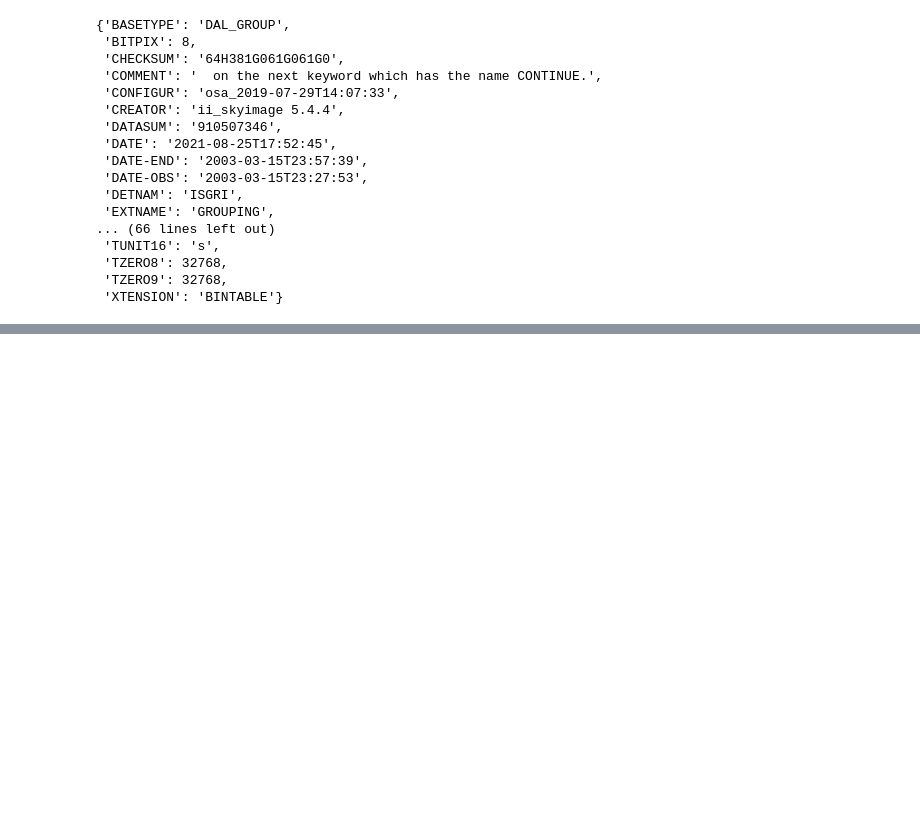
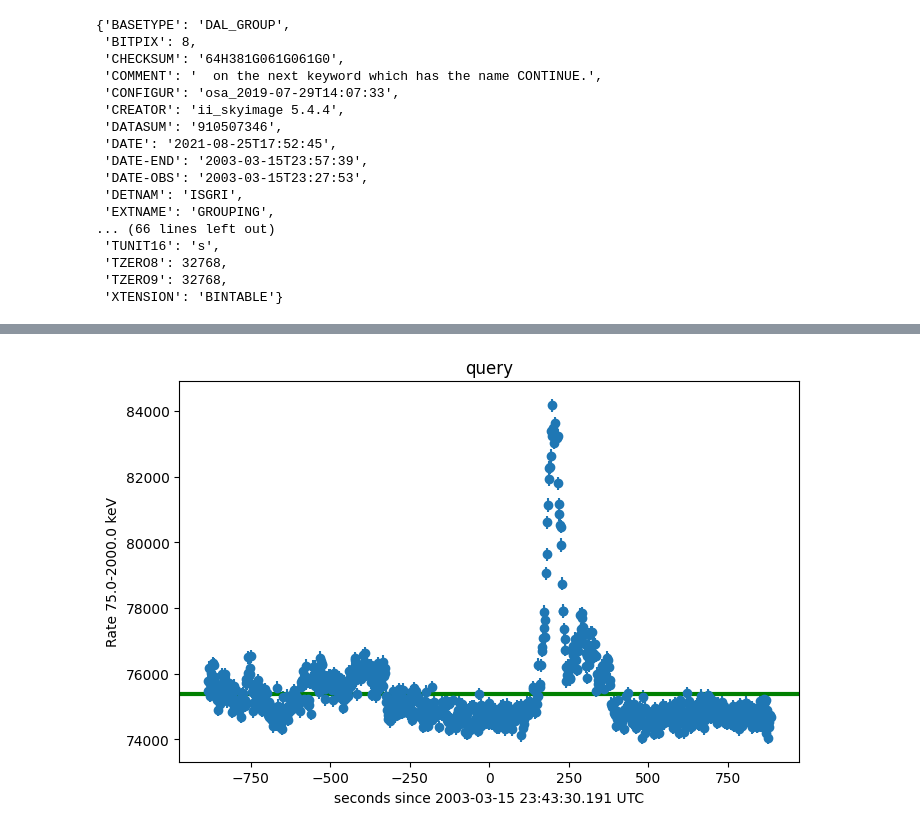
Before and after one commit to kbarbey/SpaceTechProject, a Jupyter notebook: Examples.ipynb, the cells around one changed output, grey strips where cells are left out. Saved outputs shown, nothing was run; the diff lists cells and outputs as text; code cells hidden in the pictures; blank space fills up the shorter version.

```diff
--- a/Examples.ipynb
+++ b/Examples.ipynb
@@ -184,0 +267,10 @@ data_collection_lc=disp.get_product(instrument='isgri',
+# %%
+#Let's try SPIACS LC
+data_collection=disp.get_product(instrument='spi_acs',
+                      product='spi_acs_lc',
+                      T1='2003-03-15T23:27:40.0',
+                      T2='2003-03-15T23:57:12.0',
+                      time_bin=2,
+                      RA=255.986542,
+                      DEC=-37.844167,
+                      product_type='Real')
@@ -184,0 +280,3 @@ data_collection_lc=disp.get_product(instrument='isgri',
+# %%
+lc=data_collection._p_list[0]
+lc.data_unit[1].header
@@ -184,0 +301,5 @@ data_collection_lc=disp.get_product(instrument='isgri',
+# %%
+OdaLightCurve(data_collection).show(lc.meta_data['src_name'])
+#again, had to use a different format.
+# %% [output]
+[figure, added]
```
Also changed, not shown: parts of 9 cells of this notebook, 1 other file.
